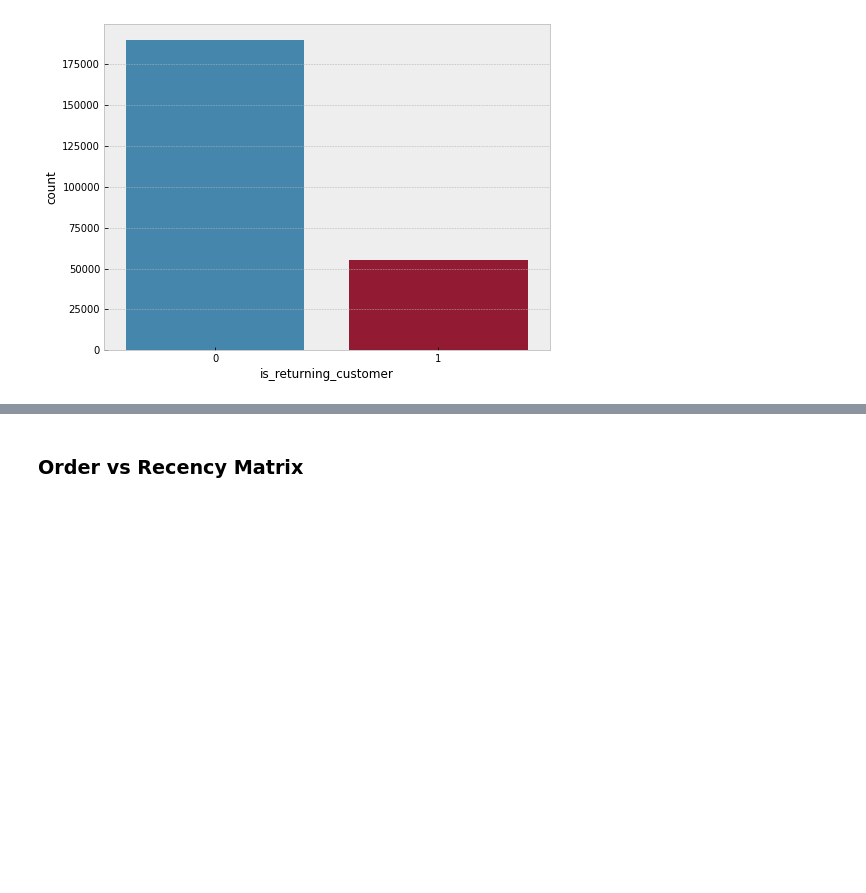
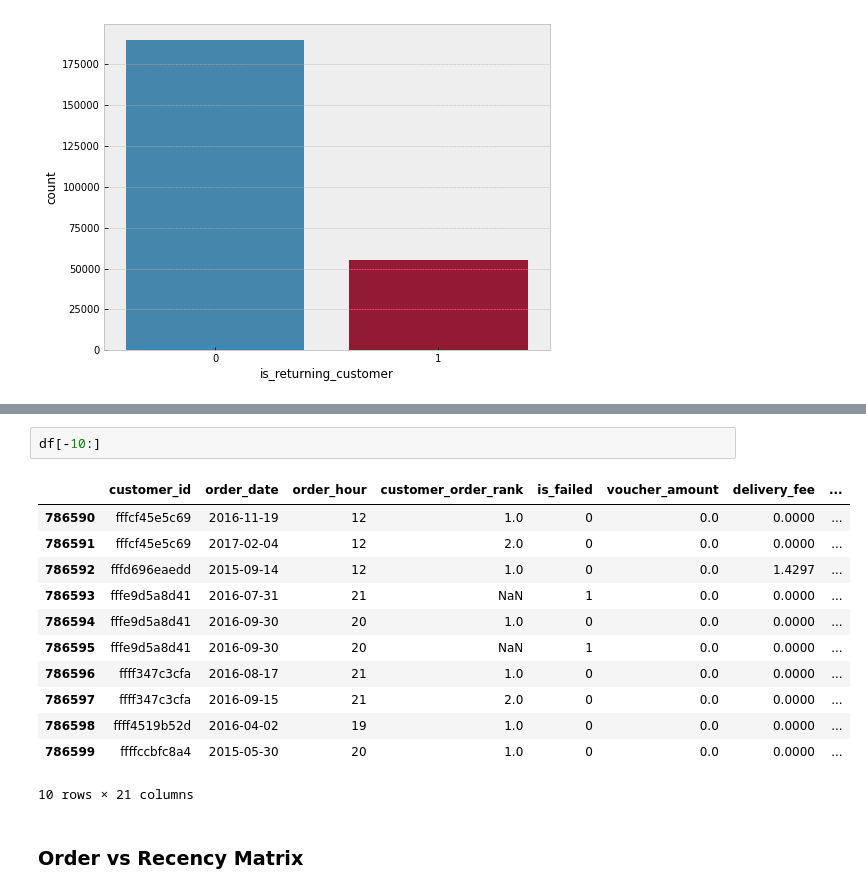
Before and after one commit to hks-task/churn-model, a Jupyter notebook: notebooks/1.explanatory_data_analysis.ipynb, the cells around one changed output, grey strips where cells are left out. Cells and saved outputs as stored; diff of their text form; blank space fills up the shorter version.

```diff
--- a/notebooks/1.explanatory_data_analysis.ipynb
+++ b/notebooks/1.explanatory_data_analysis.ipynb
@@ -188,3 +204,18 @@ ax = sns.countplot(x="is_returning_customer", data=grouped_df)
+# %%
+df[-10:]
+# %% [output]
+|  | customer_id | order_date | order_hour | customer_order_rank | is_failed | voucher_amount | delivery_fee | ... |
+| 786590 | fffcf45e5c69 | 2016-11-19 | 12 | 1.0 | 0 | 0.0 | 0.0000 | ... |
+| 786591 | fffcf45e5c69 | 2017-02-04 | 12 | 2.0 | 0 | 0.0 | 0.0000 | ... |
+| 786592 | fffd696eaedd | 2015-09-14 | 12 | 1.0 | 0 | 0.0 | 1.4297 | ... |
+| 786593 | fffe9d5a8d41 | 2016-07-31 | 21 | NaN | 1 | 0.0 | 0.0000 | ... |
+| 786594 | fffe9d5a8d41 | 2016-09-30 | 20 | 1.0 | 0 | 0.0 | 0.0000 | ... |
+| 786595 | fffe9d5a8d41 | 2016-09-30 | 20 | NaN | 1 | 0.0 | 0.0000 | ... |
+| 786596 | ffff347c3cfa | 2016-08-17 | 21 | 1.0 | 0 | 0.0 | 0.0000 | ... |
+| 786597 | ffff347c3cfa | 2016-09-15 | 21 | 2.0 | 0 | 0.0 | 0.0000 | ... |
+| 786598 | ffff4519b52d | 2016-04-02 | 19 | 1.0 | 0 | 0.0 | 0.0000 | ... |
+| 786599 | ffffccbfc8a4 | 2015-05-30 | 20 | 1.0 | 0 | 0.0 | 0.0000 | ... |
+10 rows × 21 columns
 # %% [markdown]
 ### Order vs Recency Matrix
 # %% [markdown]
```
Also changed, not shown: parts of 1 cell of this notebook, 2 other files.
